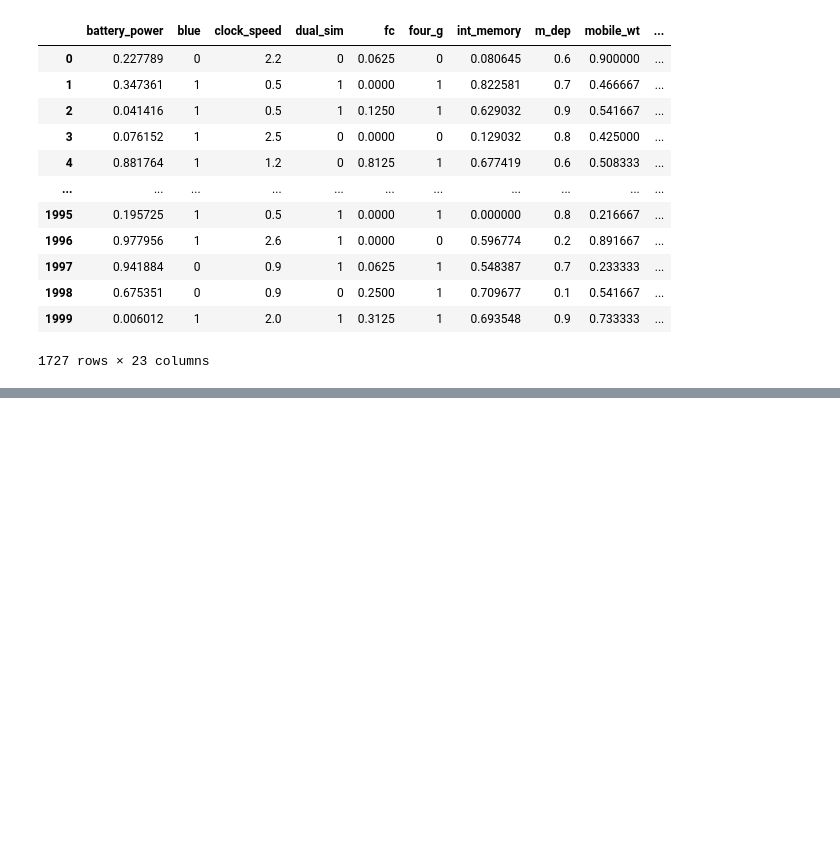
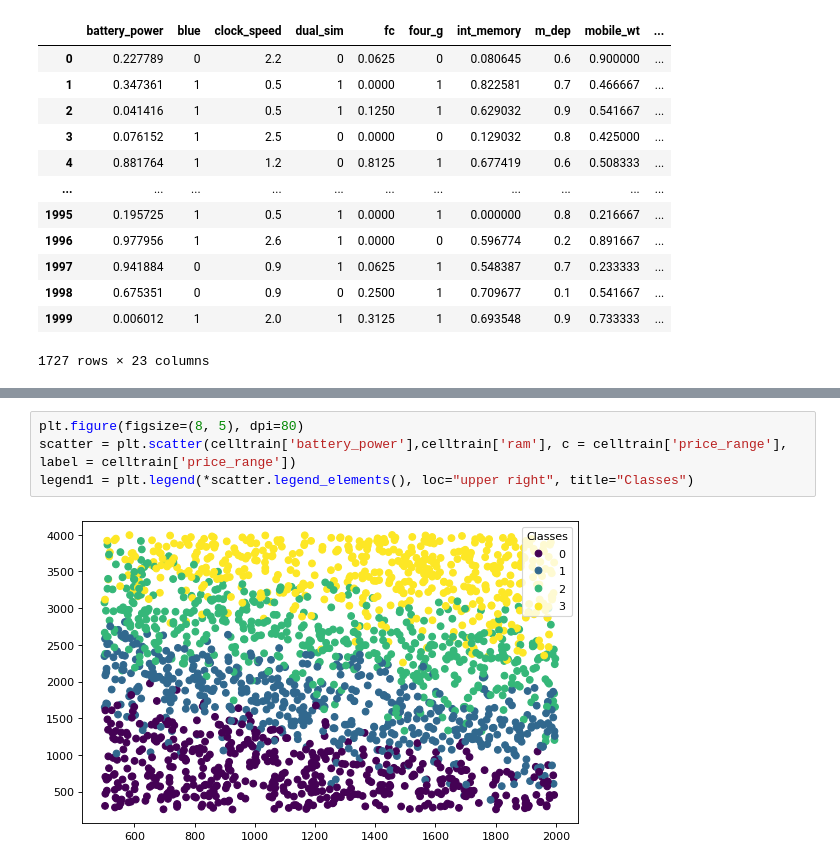
Before and after one commit to lucastsc/cellphone, a Jupyter notebook: cellphone.ipynb, the cells around one changed output, grey strips where cells are left out. Drawn from its saved outputs; the diff is of its cells as text; blank space fills up the shorter version.

```diff
--- a/cellphone.ipynb
+++ b/cellphone.ipynb
@@ -488,0 +376,6 @@ Acurácia de SVM: 0.7035014090177133
+# %%
+plt.figure(figsize=(8, 5), dpi=80)
+scatter = plt.scatter(celltrain['battery_power'],celltrain['ram'], c = celltrain['price_range'], label = celltrain['price_range'])
+legend1 = plt.legend(*scatter.legend_elements(), loc="upper right", title="Classes")
+# %% [output]
+[figure, added]
```
Also changed, not shown: parts of 31 cells of this notebook.
